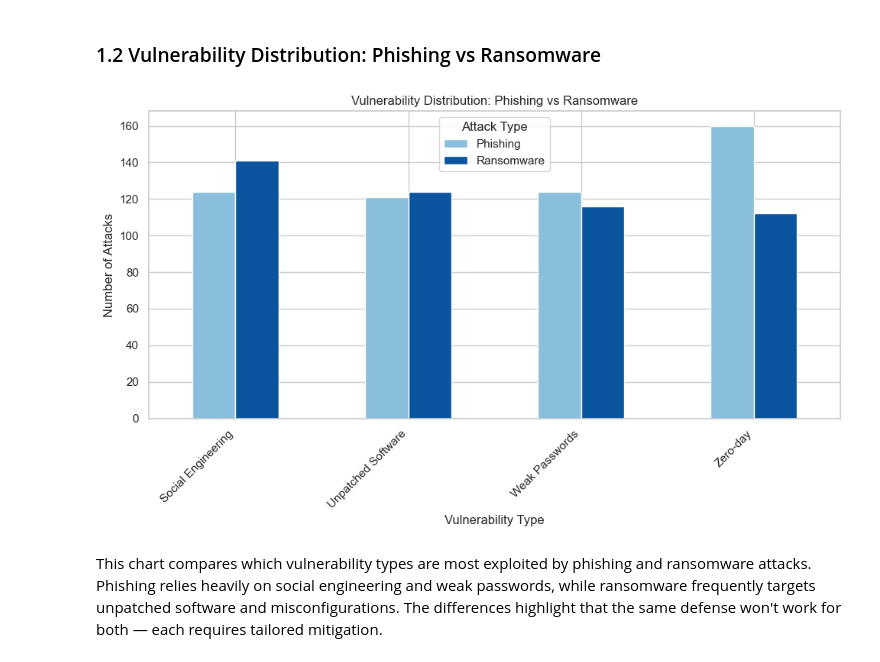
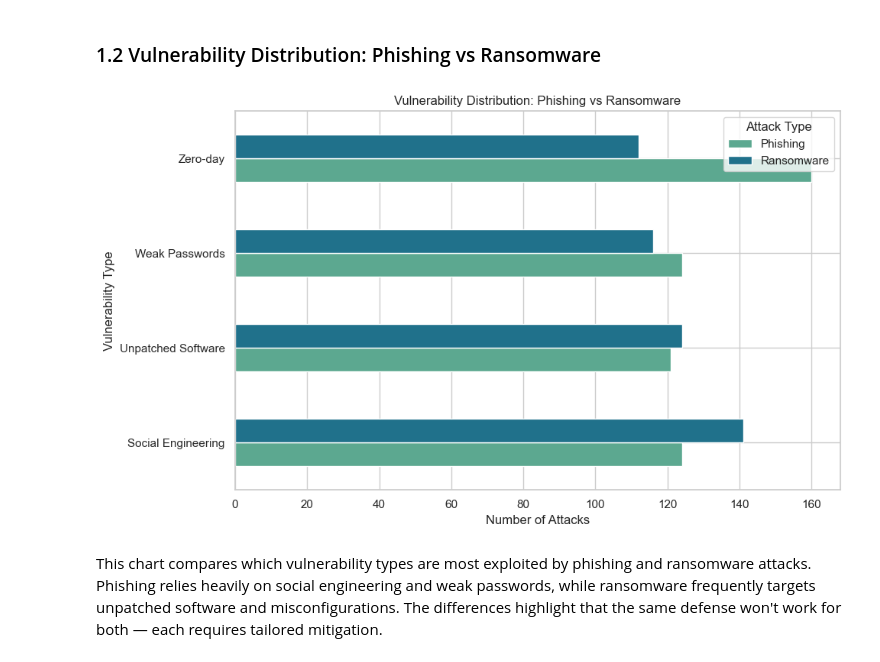
Before and after one commit to dolludaa/Global-Cybersecurity-Threats-2015-2024, a Jupyter notebook: business_analysis.ipynb, the cells around one changed output. Drawn from its saved outputs; the diff is of its cells as text; code cells hidden in the pictures.

```diff
--- a/business_analysis.ipynb
+++ b/business_analysis.ipynb
@@ -48,7 +48,7 @@ import seaborn as sns
 import numpy as np
 
 sns.set(style="whitegrid")
-palette = sns.color_palette("Set2")
+crest_palette = sns.color_palette("crest", n_colors=10)
 # %% [markdown]
 ### Data Source:
 https://www.kaggle.com/datasets/atharvasoundankar/global-cybersecurity-threats-2015-2024
@@ -93,20 +111,19 @@ From 2015 to 2024, phishing and ransomware attacks have grown dramatically, toge
 ### 1.2 Vulnerability Distribution: Phishing vs Ransomware
 # %%
 vuln = df[df['Attack Type'].isin(['Phishing', 'Ransomware'])] \
-    .groupby(['Attack Type', 'Security Vulnerability Type']).size().reset_index(name='Count')
+    .groupby(['Security Vulnerability Type', 'Attack Type']) \
+    .size().unstack(fill_value=0)
 
-vuln_pivot = vuln.pivot(index='Security Vulnerability Type', columns='Attack Type', values='Count').fillna(0)
-vuln_pivot.plot(kind='bar', figsize=(10, 6), color=[blue_palette[2], blue_palette[5]])
+vuln.plot(kind='barh', figsize=(10, 6), color=[crest_palette[2], crest_palette[6]])
 
 plt.title('Vulnerability Distribution: Phishing vs Ransomware')
-plt.xlabel('Vulnerability Type')
-plt.ylabel('Number of Attacks')
-plt.xticks(rotation=45, ha='right')
-plt.legend(title='Attack Type')
+plt.xlabel('Number of Attacks')
+plt.ylabel('Vulnerability Type')
+plt.legend(title='Attack Type', loc='upper right')
 plt.tight_layout()
 plt.show()
 # %% [output]
-[figure, old version]
+[figure, new version]
 # %% [markdown]
 This chart compares which vulnerability types are most exploited by phishing and ransomware attacks.
 Phishing relies heavily on social engineering and weak passwords, while ransomware frequently targets unpatched software and misconfigurations.
```
Also changed, not shown: parts of 10 cells of this notebook.
